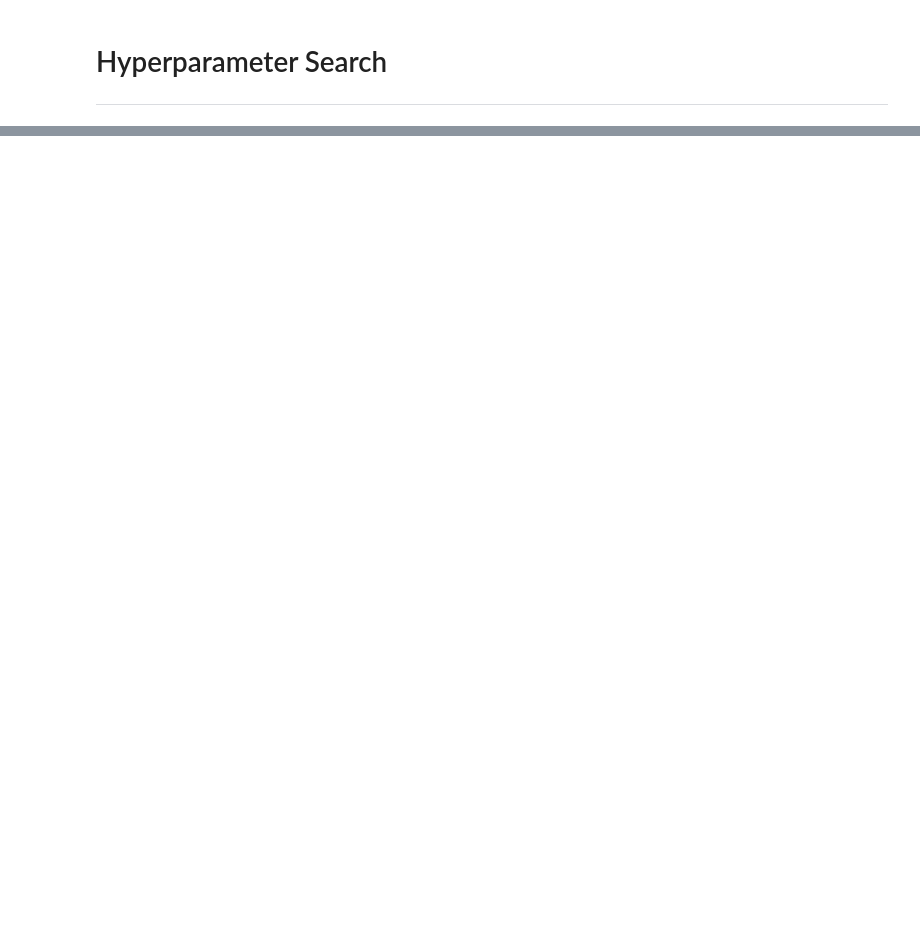
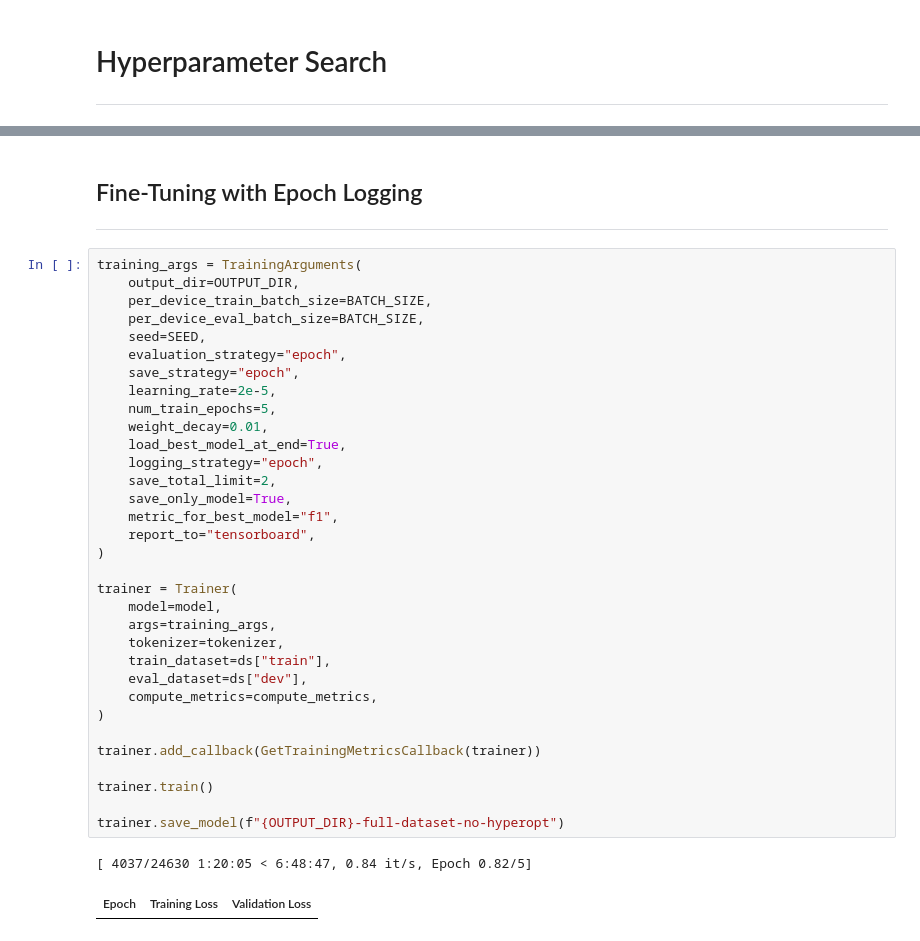
Before and after one commit to baldoinov/tweets-sentiment-analysis, a Jupyter notebook: notebooks/0.4-collab-training.ipynb, the cells around one changed output, grey strips where cells are left out. Saved outputs shown, nothing was run; the diff lists cells and outputs as text; blank space fills up the shorter version.

```diff
--- a/notebooks/0.4-collab-training.ipynb
+++ b/notebooks/0.4-collab-training.ipynb
@@ -298,0 +353,40 @@ best = trainer.hyperparameter_search(n_trials=10, direction="maximize", backend=
+# %% [markdown]
+## Fine-Tuning with Epoch Logging
+
+---
+# %%
+training_args = TrainingArguments(
+    output_dir=OUTPUT_DIR,
+    per_device_train_batch_size=BATCH_SIZE,
+    per_device_eval_batch_size=BATCH_SIZE,
+    seed=SEED,
+    evaluation_strategy="epoch",
+    save_strategy="epoch",
+    learning_rate=2e-5,
+    num_train_epochs=5,
+    weight_decay=0.01,
+    load_best_model_at_end=True,
+    logging_strategy="epoch",
+    save_total_limit=2,
+    save_only_model=True,
+    metric_for_best_model="f1",
+    report_to="tensorboard",
+)
+
+trainer = Trainer(
+    model=model,
+    args=training_args,
+    tokenizer=tokenizer,
+    train_dataset=ds["train"],
+    eval_dataset=ds["dev"],
+    compute_metrics=compute_metrics,
+)
+
+trainer.add_callback(GetTrainingMetricsCallback(trainer))
+
+trainer.train()
+
+trainer.save_model(f"{OUTPUT_DIR}-full-dataset-no-hyperopt")
+# %% [output]
+[ 4037/24630 1:20:05 < 6:48:47, 0.84 it/s, Epoch 0.82/5]
+| Epoch | Training Loss | Validation Loss |
```
Also changed, not shown: parts of 25 cells of this notebook, 4 other files.
